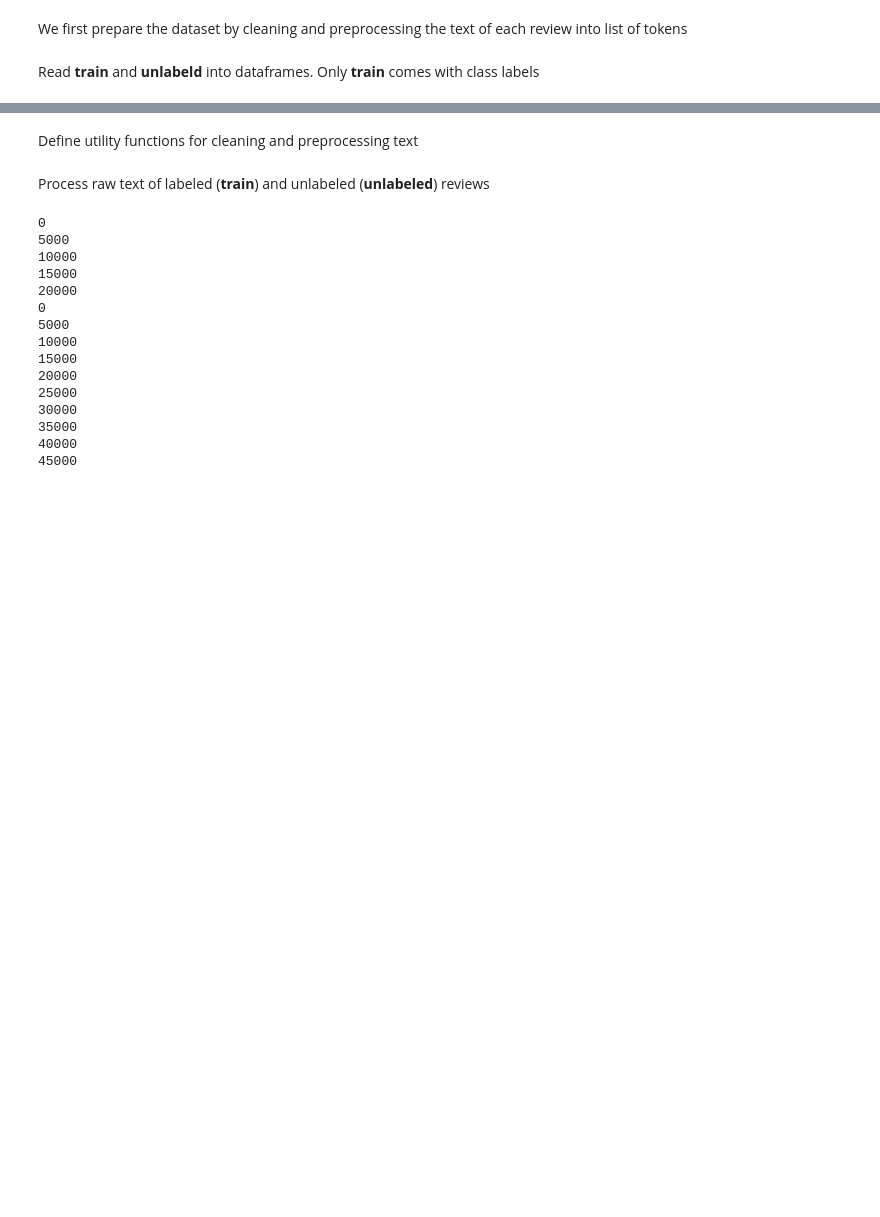
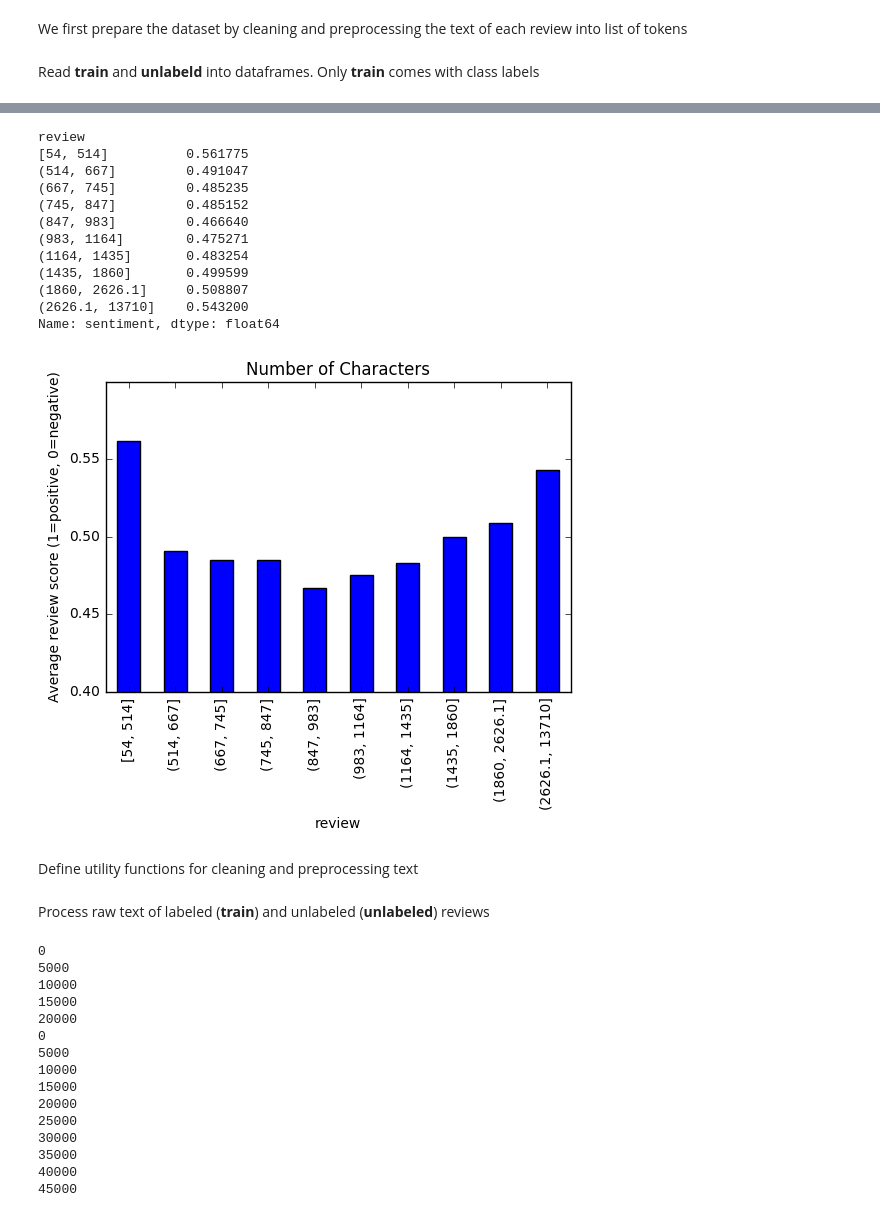
Before and after one commit to chao-ji/movie_review, a Jupyter notebook: Part 1 Data Preparation.ipynb, the cells around one changed output, grey strips where cells are left out. Cells and saved outputs as stored; diff of their text form; code cells hidden in the pictures; blank space fills up the shorter version.

```diff
--- a/Part 1 Data Preparation.ipynb
+++ b/Part 1 Data Preparation.ipynb
@@ -31,3 +64,26 @@ unlabeled = pd.read_csv("unlabeledTrainData.tsv",
+# %%
+factor = pd.qcut(n_chs, 10)
+df = y.groupby(factor).mean()
+print df
+df.plot(kind="bar")
+plt.title("Number of Characters")
+plt.ylabel("Average review score (1=positive, 0=negative)")
+plt.ylim([0.4, 0.6])
+plt.show()
+# %% [output]
+review
+[54, 514]          0.561775
+(514, 667]         0.491047
+(667, 745]         0.485235
+(745, 847]         0.485152
+(847, 983]         0.466640
+(983, 1164]        0.475271
+(1164, 1435]       0.483254
+(1435, 1860]       0.499599
+(1860, 2626.1]     0.508807
+(2626.1, 13710]    0.543200
+Name: sentiment, dtype: float64
+[figure, added]
 # %% [markdown]
 Define utility functions for cleaning and preprocessing text
 # %%
```
Also changed, not shown: parts of 4 cells of this notebook.
